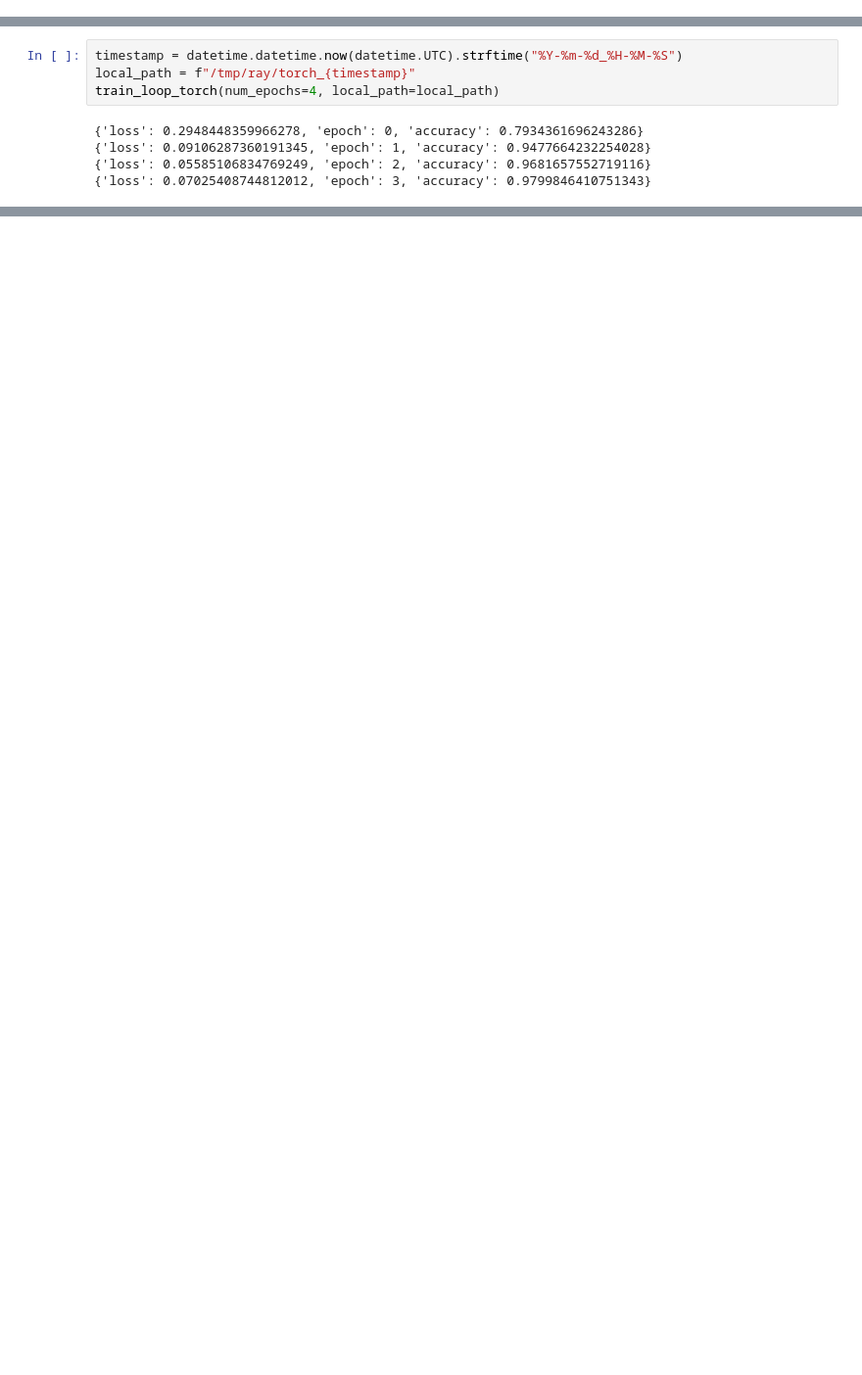
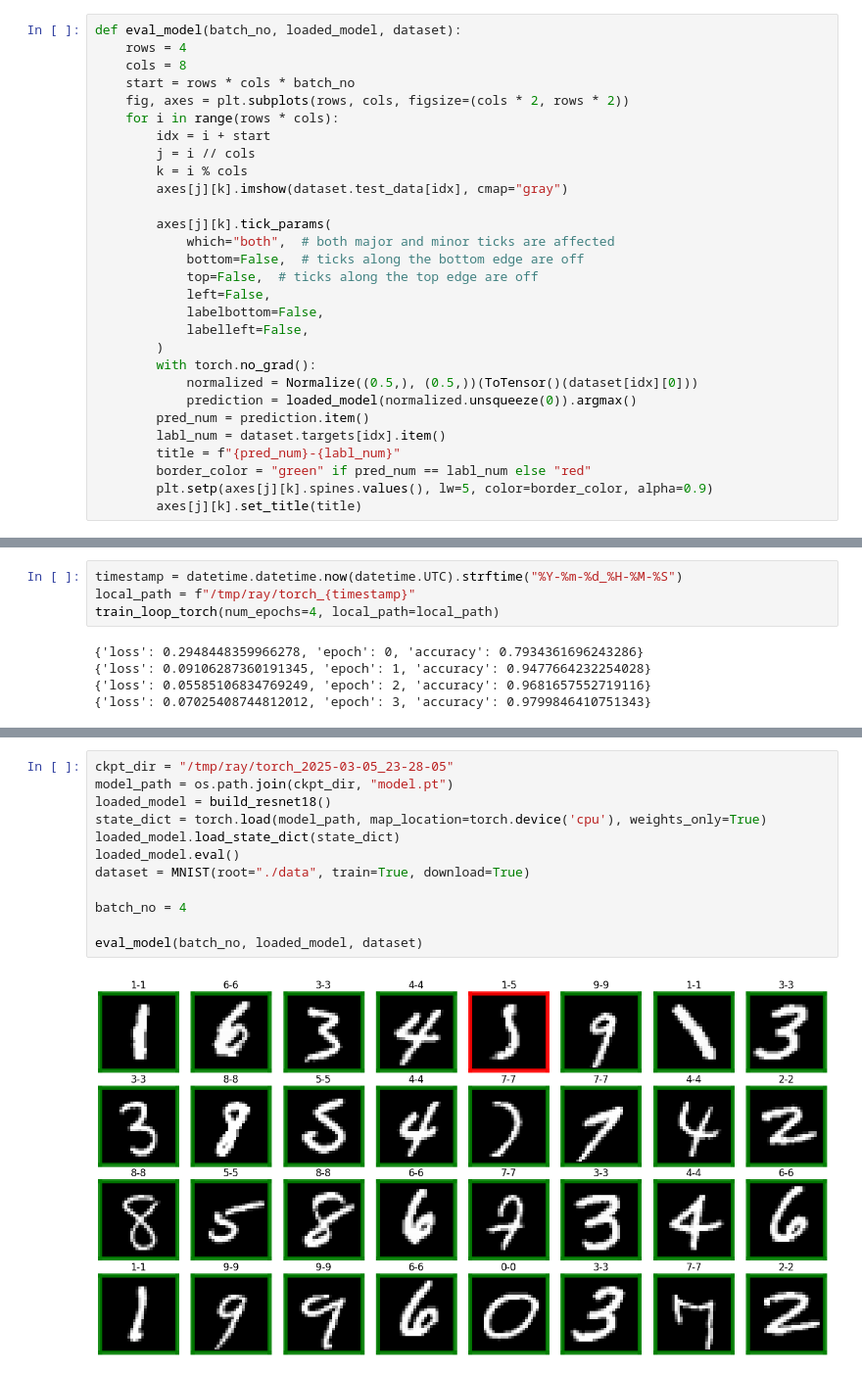
Before and after one commit to schnell18/play-data-science, a Jupyter notebook: ray101/resnet18-mnist.ipynb, the cells around one changed output, grey strips where cells are left out. Shown at 98% size. Saved outputs shown, nothing was run; the diff lists cells and outputs as text; blank space fills up the shorter version.

```diff
--- a/ray101/resnet18-mnist.ipynb
+++ b/ray101/resnet18-mnist.ipynb
@@ -15,3 +15,32 @@ from torch.utils.data import DataLoader
 from torchvision.datasets import MNIST
 from torchvision.models import resnet18
 from torchvision.transforms import Compose, Normalize, ToTensor
+# %%
+def eval_model(batch_no, loaded_model, dataset):
+    rows = 4
+    cols = 8
+    start = rows * cols * batch_no
+    fig, axes = plt.subplots(rows, cols, figsize=(cols * 2, rows * 2))
+    for i in range(rows * cols):
+        idx = i + start
+        j = i // cols
+        k = i % cols
+        axes[j][k].imshow(dataset.test_data[idx], cmap="gray")
+
+        axes[j][k].tick_params(
+            which="both",  # both major and minor ticks are affected
+            bottom=False,  # ticks along the bottom edge are off
+            top=False,  # ticks along the top edge are off
+            left=False,
+            labelbottom=False,
+            labelleft=False,
+        )
+        with torch.no_grad():
+            normalized = Normalize((0.5,), (0.5,))(ToTensor()(dataset[idx][0]))
+            prediction = loaded_model(normalized.unsqueeze(0)).argmax()
+        pred_num = prediction.item()
+        labl_num = dataset.targets[idx].item()
+        title = f"{pred_num}-{labl_num}"
+        border_color = "green" if pred_num == labl_num else "red"
+        plt.setp(axes[j][k].spines.values(), lw=5, color=border_color, alpha=0.9)
+        axes[j][k].set_title(title)
@@ -45,0 +71,14 @@ train_loop_torch(num_epochs=4, local_path=local_path)
+# %%
+ckpt_dir = "/tmp/ray/torch_2025-03-05_23-28-05"
+model_path = os.path.join(ckpt_dir, "model.pt")
+loaded_model = build_resnet18()
+state_dict = torch.load(model_path, map_location=torch.device('cpu'), weights_only=True)
+loaded_model.load_state_dict(state_dict)
+loaded_model.eval()
+dataset = MNIST(root="./data", train=True, download=True)
+
+batch_no = 4
+
+eval_model(batch_no, loaded_model, dataset)
+# %% [output]
+[figure, added]
```
Also changed, not shown: parts of 11 cells of this notebook, 2 other files.
